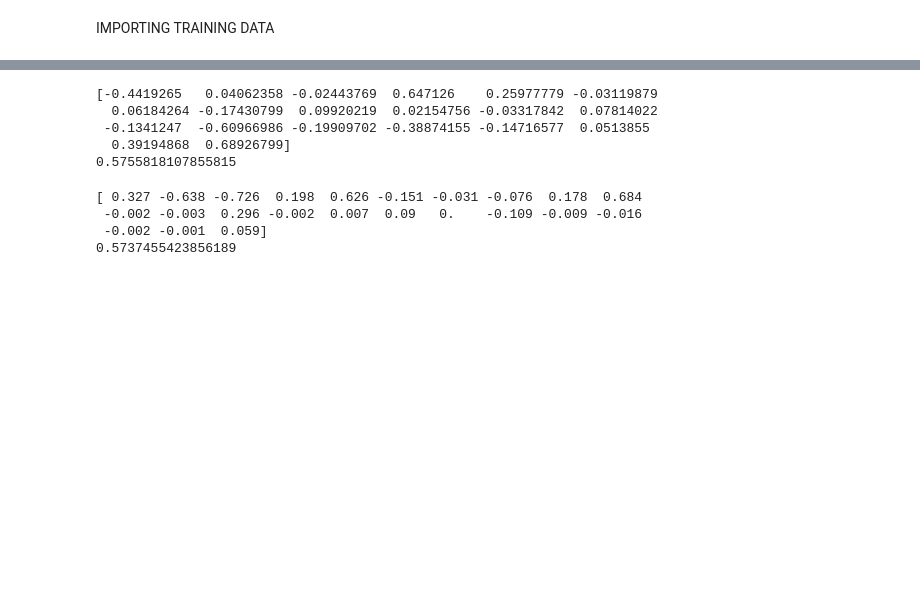
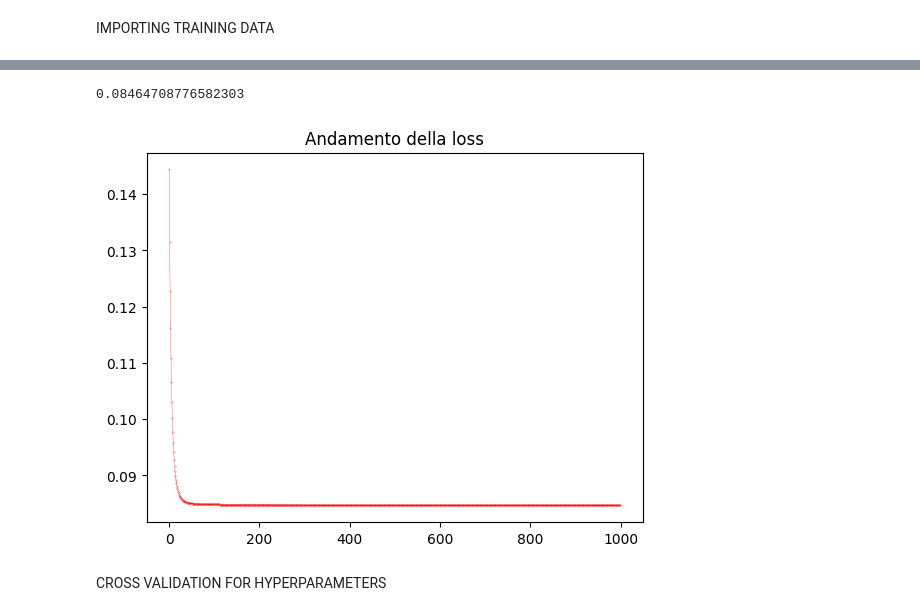
Before and after one commit to RiccardoBrioschi/HIGGS-BOSON-CHALLENGE, a Jupyter notebook: prova_fede.ipynb, the cells around one changed output, grey strips where cells are left out. Cells and saved outputs as stored; diff of their text form; code cells hidden in the pictures; blank space fills up the shorter version.

```diff
--- a/prova_fede.ipynb
+++ b/prova_fede.ipynb
@@ -20,0 +16,5 @@ y,tx,ids,features = load_train_data('train.csv')
+# %%
+filename = 'train.csv'
+data_folder = './data/'
+file_path = data_folder + filename
+y,tx,ids,features = load_train_data(file_path)
@@ -21 +23,3 @@ y,tx,ids,features = load_train_data('train.csv')
+# %%
+tx = categorical_values(tx,22,4)
 # %% [markdown]
@@ -80,9 +47,0 @@ final_w_PCA,loss = reg_logistic_regression(y, X_new,0.1,w, max_iters=500, gamma=
-# %%
-print(final_w_PCA)
-print(loss)
-# %% [output]
-[-0.4419265   0.04062358 -0.02443769  0.647126    0.25977779 -0.03119879
-  0.06184264 -0.17430799  0.09920219  0.02154756 -0.03317842  0.07814022
- -0.1341247  -0.60966986 -0.19909702 -0.38874155 -0.14716577  0.0513855
-  0.39194868  0.68926799]
-0.5755818107855815
@@ -93,8 +48,8 @@ final_w1,loss1 = reg_logistic_regression(y, tx_train,0.1,w, max_iters=500, gamma
-# %%
-print(final_w1.round(3))
-print(loss1)
-# %% [output]
-[ 0.327 -0.638 -0.726  0.198  0.626 -0.151 -0.031 -0.076  0.178  0.684
- -0.002 -0.003  0.296 -0.002  0.007  0.09   0.    -0.109 -0.009 -0.016
- -0.002 -0.001  0.059]
-0.5737455423856189
+# %%
+w0 = np.zeros(tx.shape[1])
+choose_max_iter(y,tx_train,w0,1000,0.3)
+# %% [output]
+0.08464708776582303
+[figure, added]
+# %% [markdown]
+CROSS VALIDATION FOR HYPERPARAMETERS
```
Also changed, not shown: parts of 32 cells of this notebook, 10 other files.
